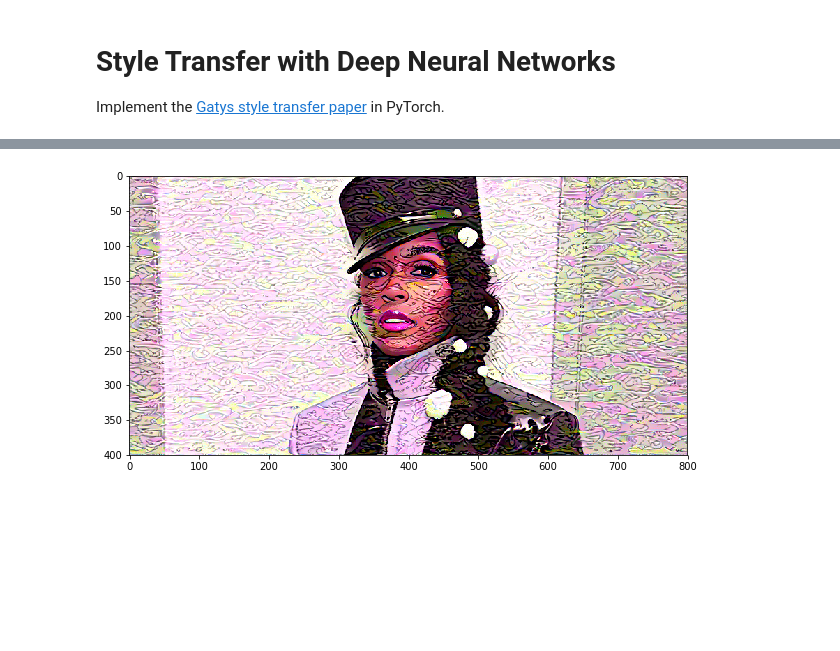
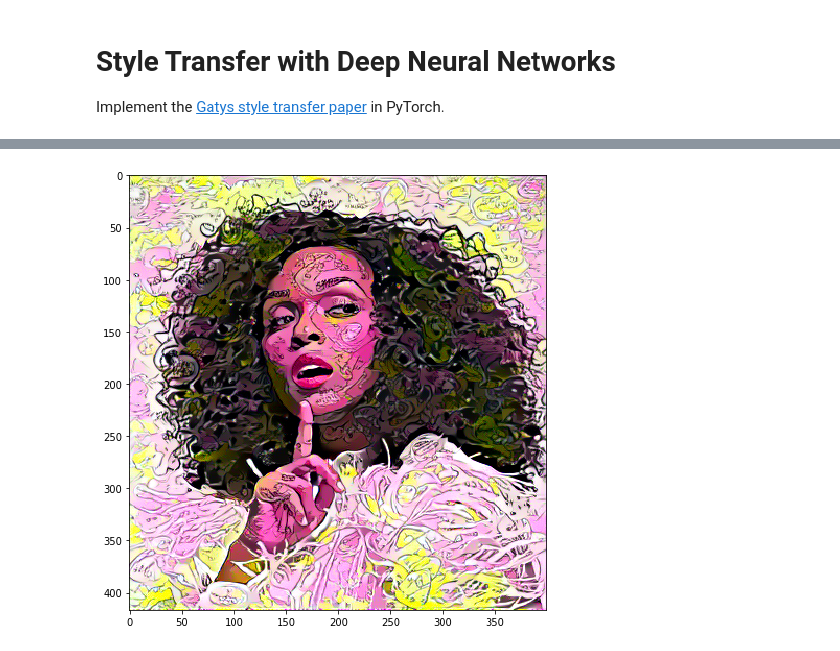
Before and after one commit to mcleonard/pytorch-style-transfer, a Jupyter notebook: Style Transfer.ipynb, the cells around one changed output, grey strips where cells are left out. Saved outputs shown, nothing was run; the diff lists cells and outputs as text; code cells hidden in the pictures; blank space fills up the shorter version.

Commit message:
Add images for great result

```diff
--- a/Style Transfer.ipynb
+++ b/Style Transfer.ipynb
@@ -115,9 +109,9 @@ imshow(style)
 device = torch.device("cuda" if torch.cuda.is_available() else "cpu")
 
 vgg.to(device).eval()
-content = load_image('janelle3.png').to(device)
+content = load_image('janelle6.png').to(device)
 # Resize style to match content, makes code easier
-style = load_image('Matisse-Woman-with-a-Hat.jpg', shape=content.shape[-2:]).to(device)
+style = load_image('ben_passmore.jpg', shape=content.shape[-2:]).to(device)
 
 # Calculate content and style features only once before training
 content_features = get_features(content, vgg)
@@ -187,5 +167,5 @@ for ii in range(1, steps+1):
 # %%
-plt.figure(figsize=(10,10))
+fig = plt.figure(figsize=(8,8))
 imshow(target)
 # %% [output]
-[figure, old version]
+[figure, new version]
```
Also changed, not shown: parts of 4 cells of this notebook, 2 other files.
